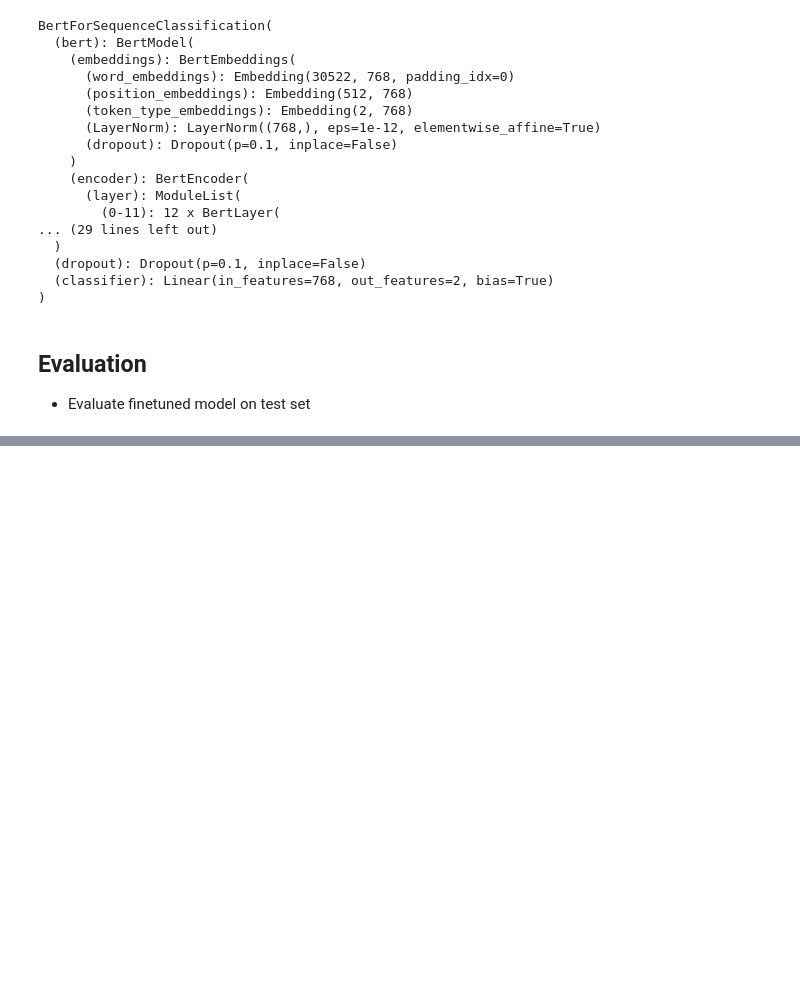
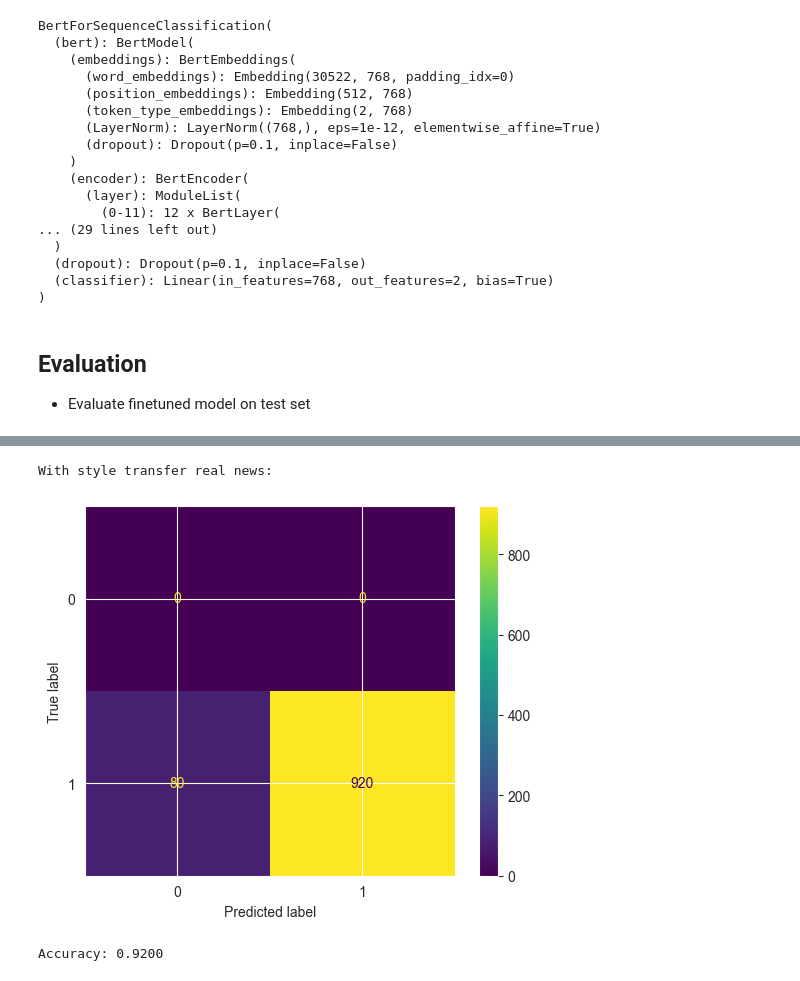
Before and after one commit to martin3398/nlp-project-2023, a Jupyter notebook: 04_Evaluate.ipynb, the cells around one changed output, grey strips where cells are left out. Drawn from its saved outputs; the diff is of its cells as text; code cells hidden in the pictures; blank space fills up the shorter version.

```diff
--- a/04_Evaluate.ipynb
+++ b/04_Evaluate.ipynb
@@ -106,0 +128,7 @@ Accuracy: 0.8400
+# %%
+print("With style transfer real news:\n")
+eval_model(transferred_testset_real)
+# %% [output]
+With style transfer real news:
+[figure, added]
+Accuracy: 0.9200
```
Also changed, not shown: parts of 7 cells of this notebook, 6 other files.
